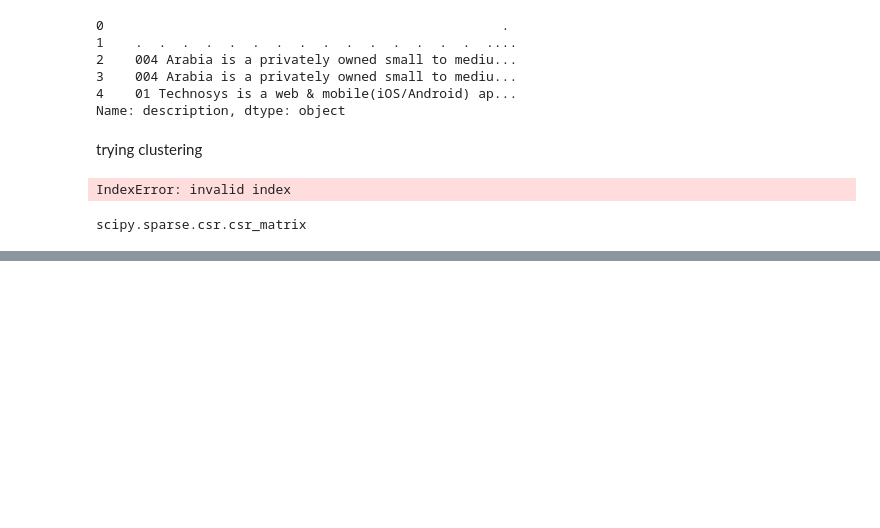
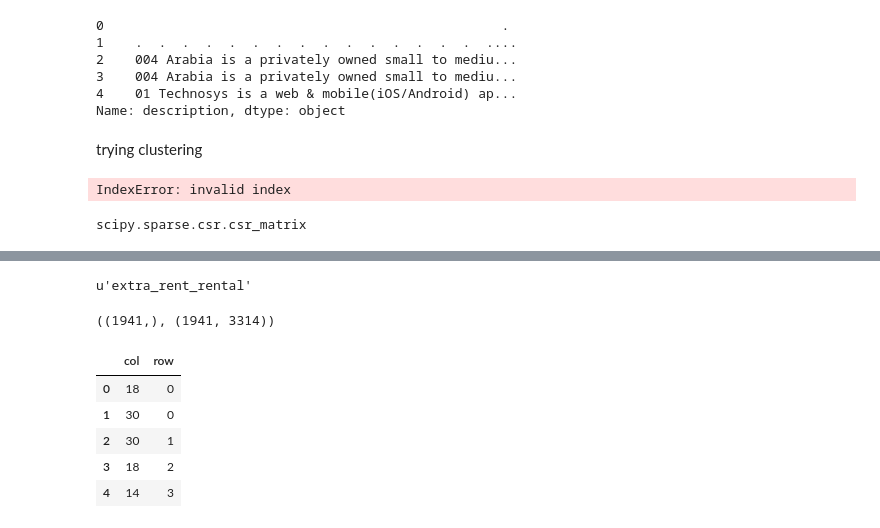
Before and after one commit to narenkumarR/nlpintelligence, a Jupyter notebook: company_analysis/ecommerce_analysis.ipynb, the cells around one changed output, grey strips where cells are left out. Cells and saved outputs as stored; diff of their text form; code cells hidden in the pictures; blank space fills up the shorter version.

```diff
--- a/company_analysis/ecommerce_analysis.ipynb
+++ b/company_analysis/ecommerce_analysis.ipynb
@@ -169,0 +328,28 @@ scipy.sparse.csr.csr_matrix
+# %%
+topics_df = get_top_words_df(lda, tf_feature_names, n_top_words)
+nmf_topics_df = get_top_words_df(nmf,tfidf_feature_names,n_top_words)
+topics_df['topic_name'] = topics_df['top_words'].apply(lambda x: '_'.join(x.split()[:3]))
+list(topics_df.ix[topics_df['topic_id']==1]['topic_name'])[0]
+# %% [output]
+u'extra_rent_rental'
+# %%
+import numpy as np,pandas as pd
+data_samples = df['description_phr_lemma']
+data_samples.index = range(data_samples.shape[0])
+data_samples.shape,tf.shape
+# %% [output]
+((1941,), (1941, 3314))
+# %%
+preds = lda.transform(tf)
+preds_probs = preds.transpose()/np.sum(preds,1)
+preds_probs = preds_probs.transpose()
+preds_ind = np.where(preds_probs>0.1)
+preds_df = pd.DataFrame({'row':preds_ind[0],'col':preds_ind[1]})
+preds_df.head()
+# %% [output]
+|  | col | row |
+| 0 | 18 | 0 |
+| 1 | 30 | 0 |
+| 2 | 30 | 1 |
+| 3 | 18 | 2 |
+| 4 | 14 | 3 |
```
Also changed, not shown: parts of 19 cells of this notebook, 3 other files.
